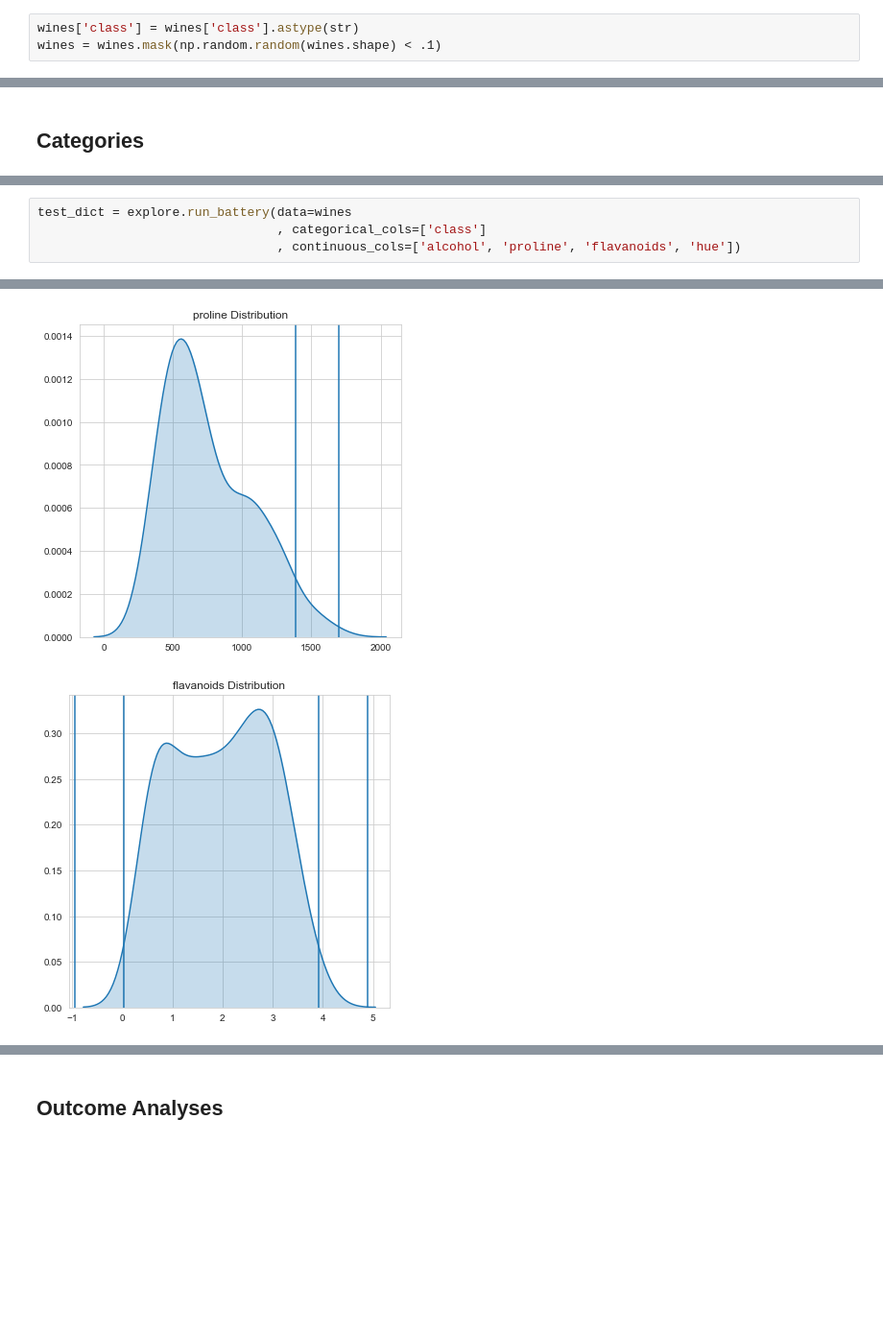
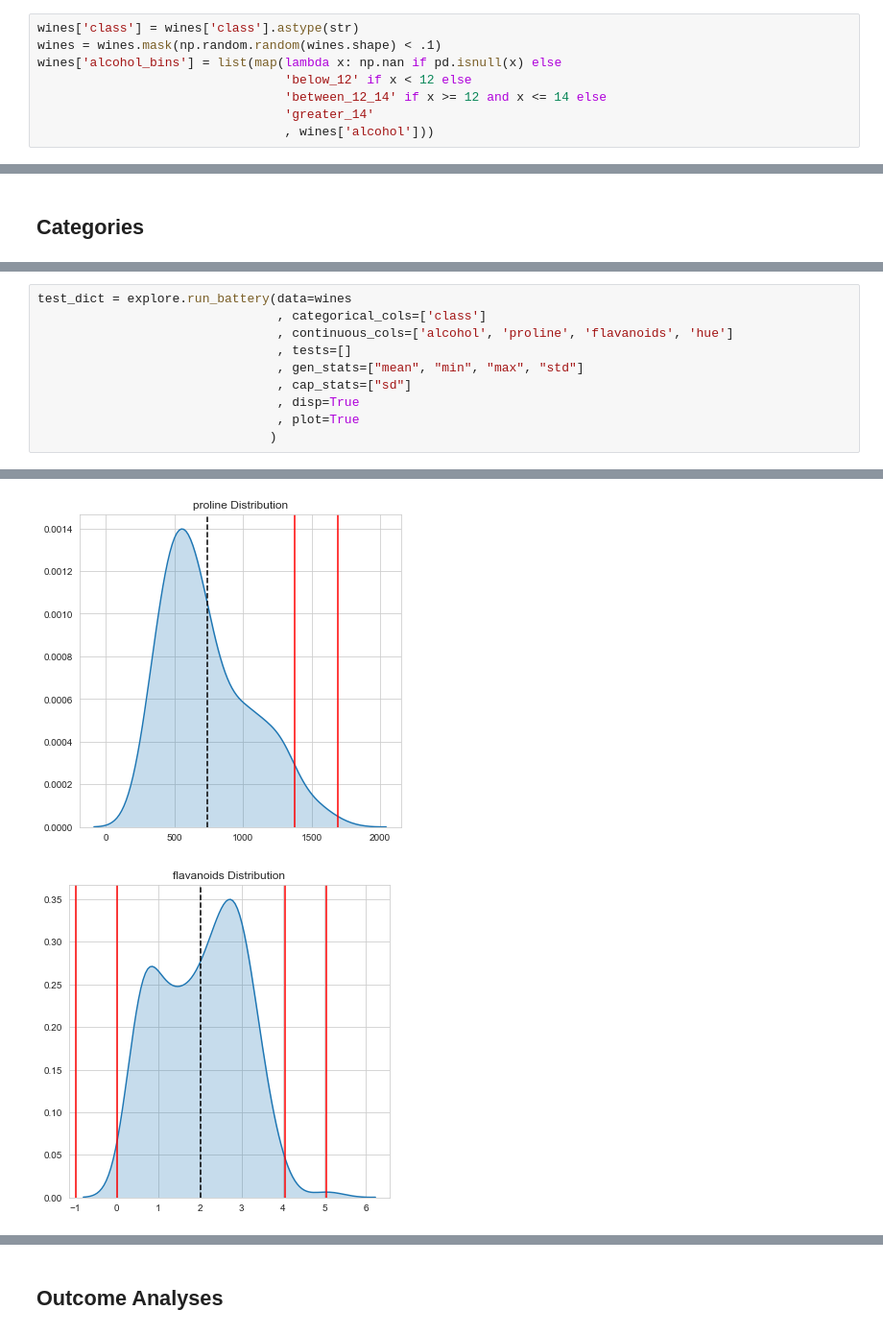
Before and after one commit to JFLandrigan/eagles, a Jupyter notebook: Exploratory.ipynb, the cells around one changed output, grey strips where cells are left out. Shown at 96% size. Saved outputs shown, nothing was run; the diff lists cells and outputs as text; blank space fills up the shorter version.

```diff
--- a/Exploratory.ipynb
+++ b/Exploratory.ipynb
@@ -18,6 +19,11 @@ To make the data a little more realistic I'll add in some missing data and also
 # %%
 wines['class'] = wines['class'].astype(str)
 wines = wines.mask(np.random.random(wines.shape) < .1)
+wines['alcohol_bins'] = list(map(lambda x: np.nan if pd.isnull(x) else
+                                 'below_12' if x < 12 else
+                                 'between_12_14' if x >= 12 and x <= 14 else
+                                 'greater_14'
+                                 , wines['alcohol']))
 # %% [markdown]
 ## Missing Data
 # %% [markdown]
@@ -89,7 +125,13 @@ The run_battery() function allows you to run multiple test by simply calling the
 # %%
 test_dict = explore.run_battery(data=wines
                                 , categorical_cols=['class']
-                                , continuous_cols=['alcohol', 'proline', 'flavanoids', 'hue'])
+                                , continuous_cols=['alcohol', 'proline', 'flavanoids', 'hue']
+                                , tests=[]
+                                , gen_stats=["mean", "min", "max", "std"]
+                                , cap_stats=["sd"]
+                                , disp=True
+                                , plot=True
+                               )
 # %% [output]
 |  | stat | value |
 | 0 | n_rows | 178.00 |
@@ -117,2 +159,2 @@ test_dict = explore.run_battery(data=wines
-[figure, old version]
+[figure, new version]
-[figure, old version]
+[figure, new version]
```
Also changed, not shown: parts of 15 cells of this notebook, 4 other files.
